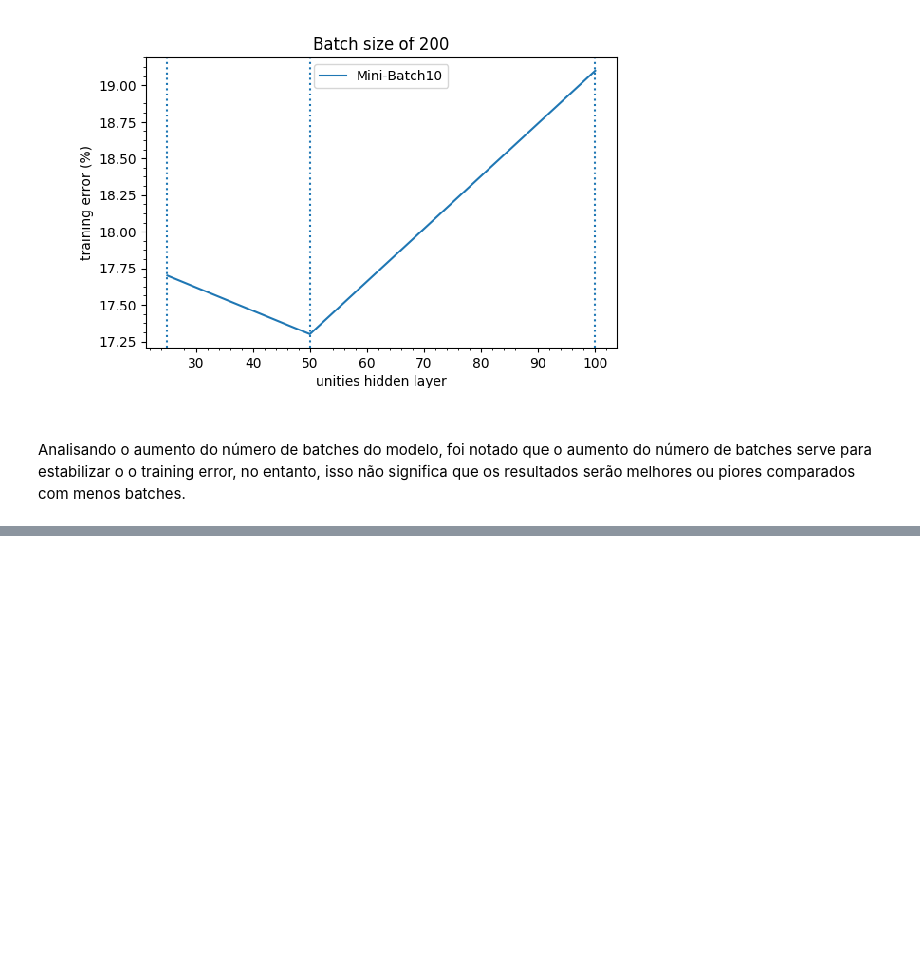
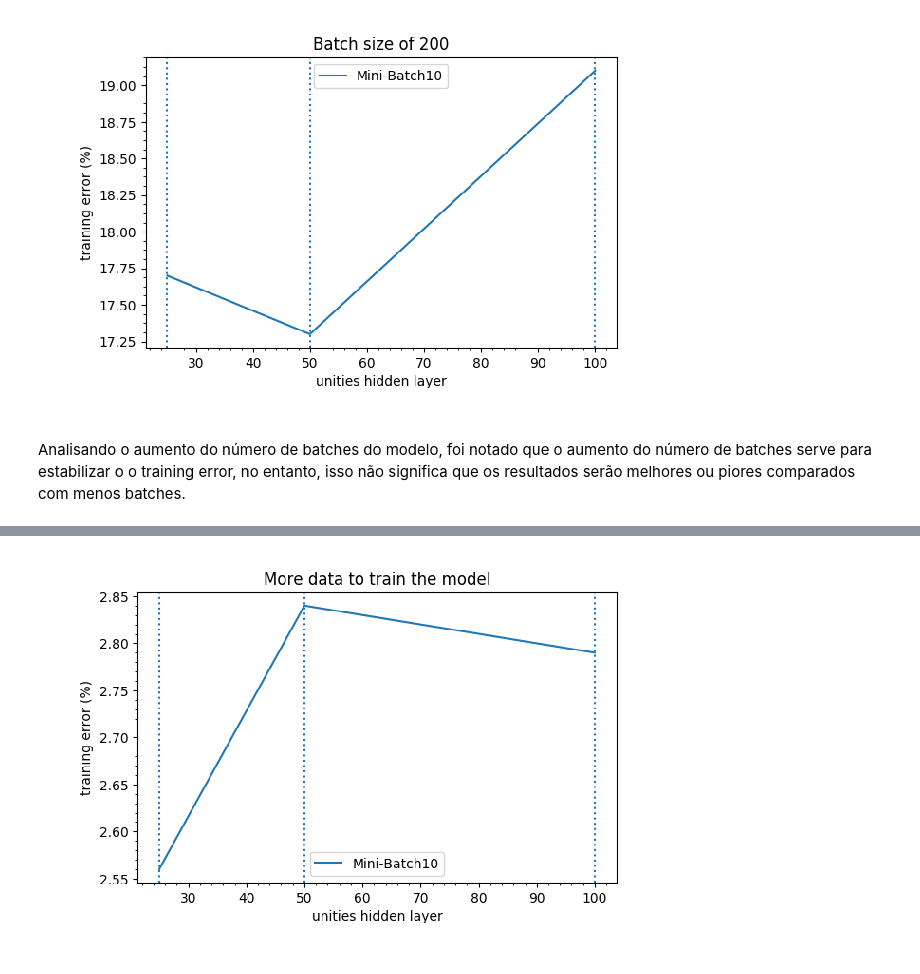
Before and after one commit to gesteves91/tp-ml, a Jupyter notebook: Resultados.ipynb, the cells around one changed output, grey strips where cells are left out. Saved outputs shown, nothing was run; the diff lists cells and outputs as text; code cells hidden in the pictures; blank space fills up the shorter version.

```diff
--- a/Resultados.ipynb
+++ b/Resultados.ipynb
@@ -155,5 +155,7 @@ imgplot = plt.imshow(img)
 # %%
-img = mpimg.imread('img/adam-gradient.png')
+img = mpimg.imread('img/more-data.png')
 plt.figure(figsize=(10, 8))
 plt.axis('off')
 imgplot = plt.imshow(img)
+# %% [output]
+[figure, added]
```
Also changed, not shown: parts of 6 cells of this notebook, 3 other files.
